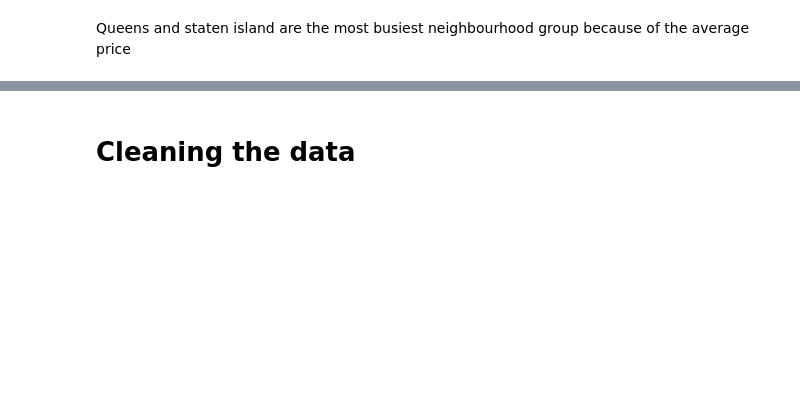
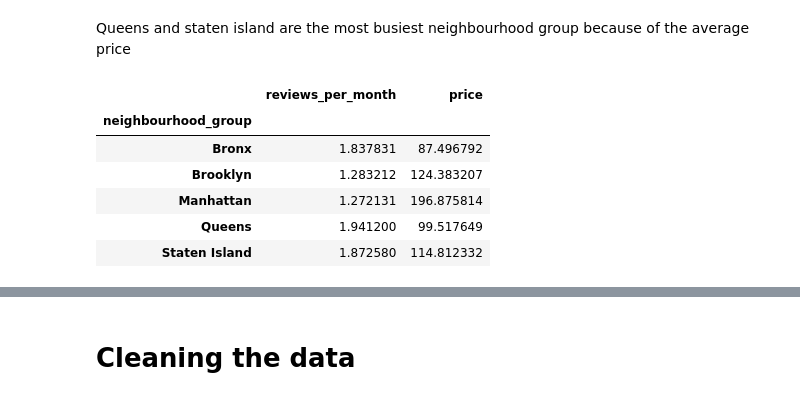
Before and after one commit to Creatrohit9/AIRBNB-PROJECT-1-CAPSTON, a Jupyter notebook: MD1WK4ROHIT_Airbnb_Bookings_Analysis_Capstone_Project.ipynb, the cells around one changed output, grey strips where cells are left out. Cells and saved outputs as stored; diff of their text form; code cells hidden in the pictures; blank space fills up the shorter version.

```diff
--- a/MD1WK4ROHIT_Airbnb_Bookings_Analysis_Capstone_Project.ipynb
+++ b/MD1WK4ROHIT_Airbnb_Bookings_Analysis_Capstone_Project.ipynb
@@ -257,2 +257,13 @@ Text(0, 0.5, 'reviews_per_month')
 # %% [markdown]
 Queens and staten island are the most busiest neighbourhood group because of  the average price
+# %%
+niegh_group_traffic_relation=airbnb_df.groupby('neighbourhood_group')['reviews_per_month','price'].mean()
+niegh_group_traffic_relation
+# %% [output]
+|  | reviews_per_month | price |
+| neighbourhood_group |  |  |
+| Bronx | 1.837831 | 87.496792 |
+| Brooklyn | 1.283212 | 124.383207 |
+| Manhattan | 1.272131 | 196.875814 |
+| Queens | 1.941200 | 99.517649 |
+| Staten Island | 1.872580 | 114.812332 |
```
Also changed, not shown: parts of 29 cells of this notebook.
